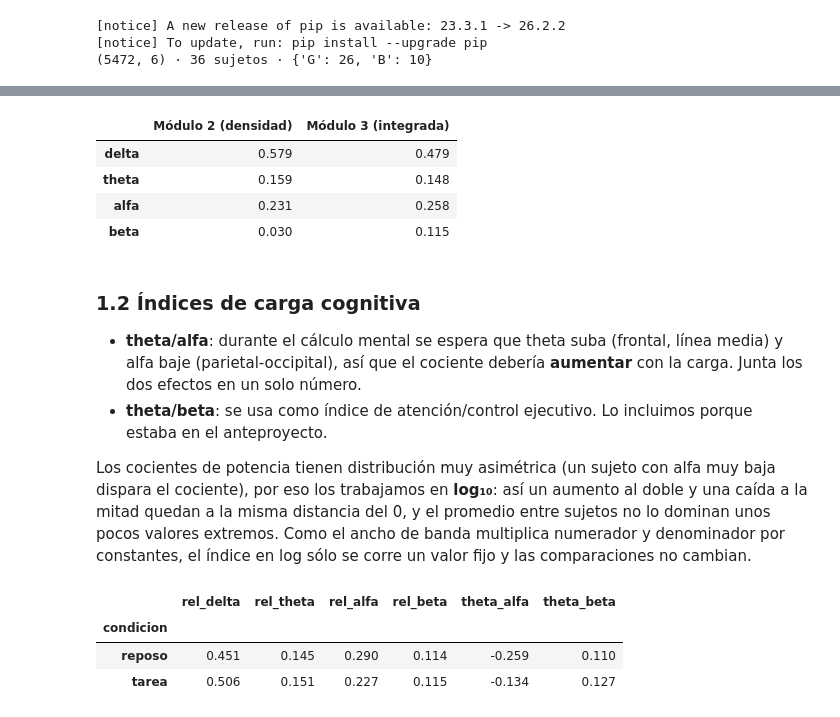
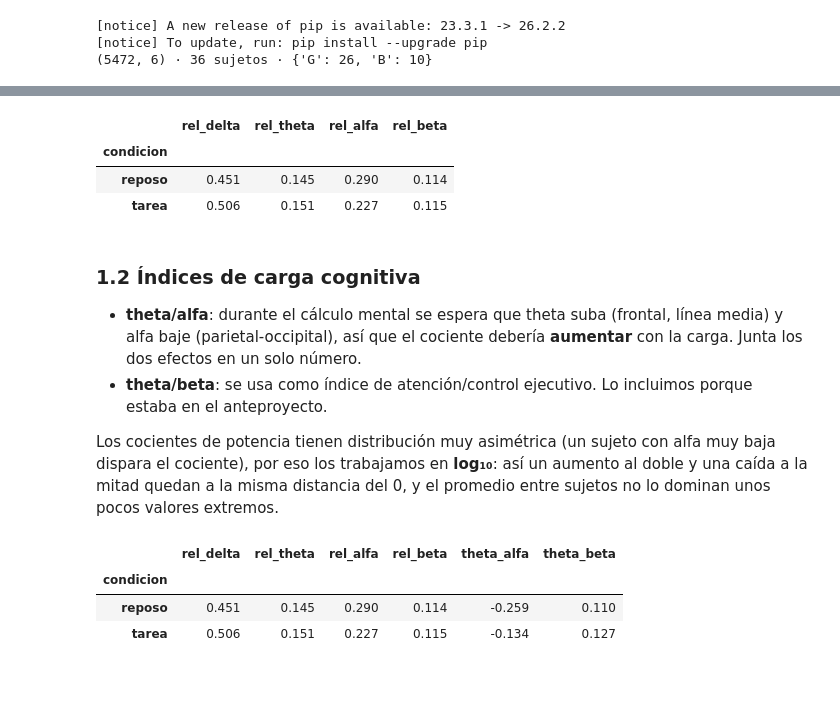
Before and after one commit to vickylauu/PSIB2026Q2-TPS-Grupo12-Lautersztein-Reggio-Ballester, a Jupyter notebook: notebooks/03_mapas_estadistica.ipynb, the cells around one changed output, grey strips where cells are left out. Drawn from its saved outputs; the diff is of its cells as text; code cells hidden in the pictures; blank space fills up the shorter version.

```diff
--- a/notebooks/03_mapas_estadistica.ipynb
+++ b/notebooks/03_mapas_estadistica.ipynb
@@ -37,30 +33,22 @@ Esto importa para la **potencia relativa**: las bandas tienen anchos muy distint
 # %%
-ancho = {b: f2 - f1 for b, (f1, f2) in BANDAS.items()}
-pot['pot_abs'] = pot.potencia * pot.banda.map(ancho)                  # µV² (PSD integrada en la banda)
-
-# Tabla ancha: una fila por (sujeto, condición, canal) y una columna por banda
-m = pot.pivot_table(index=['sujeto', 'condicion', 'canal'], columns='banda', values='pot_abs').reset_index()
+# Tabla ancha: una fila por (sujeto, condición, canal) y una columna por banda (potencia en µV²)
+m = pot.pivot_table(index=['sujeto', 'condicion', 'canal'], columns='banda', values='potencia').reset_index()
 m.columns.name = None
 total = m[list(BANDAS)].sum(axis=1)
 for b in BANDAS:
     m[f'rel_{b}'] = m[b] / total                                       # potencia relativa (fracción de 0,5-30 Hz)
-
-# Comparación con la relativa del Módulo 2 (sin ponderar por ancho)
-comp = pd.DataFrame({'Módulo 2 (densidad)': pot.groupby('banda').potencia_rel.mean(),
-                     'Módulo 3 (integrada)': m[[f'rel_{b}' for b in BANDAS]].mean().set_axis(list(BANDAS))})
-comp.loc[list(BANDAS)].round(3)
+m.groupby('condicion')[[f'rel_{b}' for b in BANDAS]].mean().round(3)
 # %% [output]
-|  | Módulo 2 (densidad) | Módulo 3 (integrada) |
-| delta | 0.579 | 0.479 |
-| theta | 0.159 | 0.148 |
-| alfa | 0.231 | 0.258 |
-| beta | 0.030 | 0.115 |
+|  | rel_delta | rel_theta | rel_alfa | rel_beta |
+| condicion |  |  |  |  |
+| reposo | 0.451 | 0.145 | 0.290 | 0.114 |
+| tarea | 0.506 | 0.151 | 0.227 | 0.115 |
 # %% [markdown]
 ### 1.2 Índices de carga cognitiva
 - **theta/alfa**: durante el cálculo mental se espera que theta suba (frontal, línea media) y alfa baje (parietal-occipital), así que el cociente debería **aumentar** con la carga. Junta los dos efectos en un solo número.
 - **theta/beta**: se usa como índice de atención/control ejecutivo. Lo incluimos porque estaba en el anteproyecto.
 
-Los cocientes de potencia tienen distribución muy asimétrica (un sujeto con alfa muy baja dispara el cociente), por eso los trabajamos en **log₁₀**: así un aumento al doble y una caída a la mitad quedan a la misma distancia del 0, y el promedio entre sujetos no lo dominan unos pocos valores extremos. Como el ancho de banda multiplica numerador y denominador por constantes, el índice en log sólo se corre un valor fijo y las comparaciones no cambian.
+Los cocientes de potencia tienen distribución muy asimétrica (un sujeto con alfa muy baja dispara el cociente), por eso los trabajamos en **log₁₀**: así un aumento al doble y una caída a la mitad quedan a la misma distancia del 0, y el promedio entre sujetos no lo dominan unos pocos valores extremos.
 # %%
 m['theta_alfa'] = np.log10(m.theta / m.alfa)
 m['theta_beta'] = np.log10(m.theta / m.beta)
```
Also changed, not shown: parts of 2 cells of this notebook, 1 other file.
